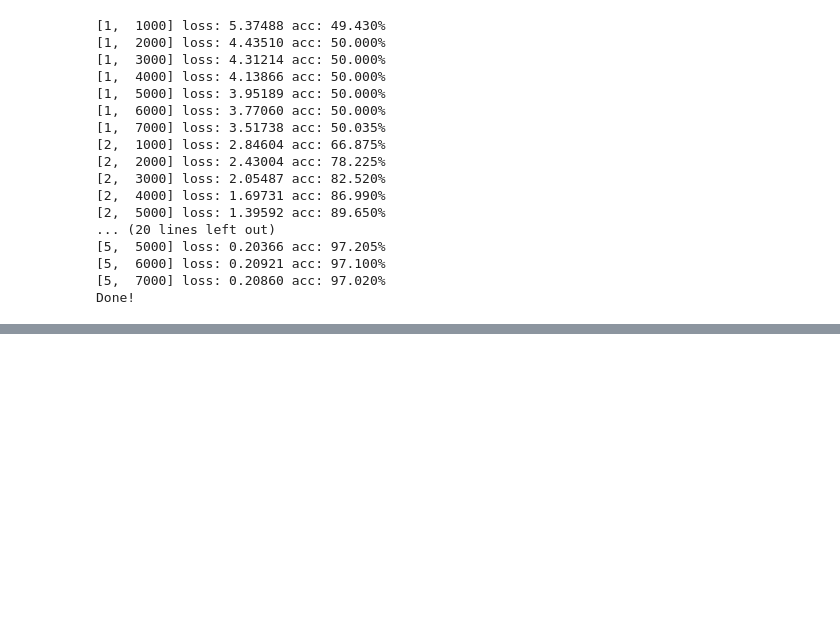
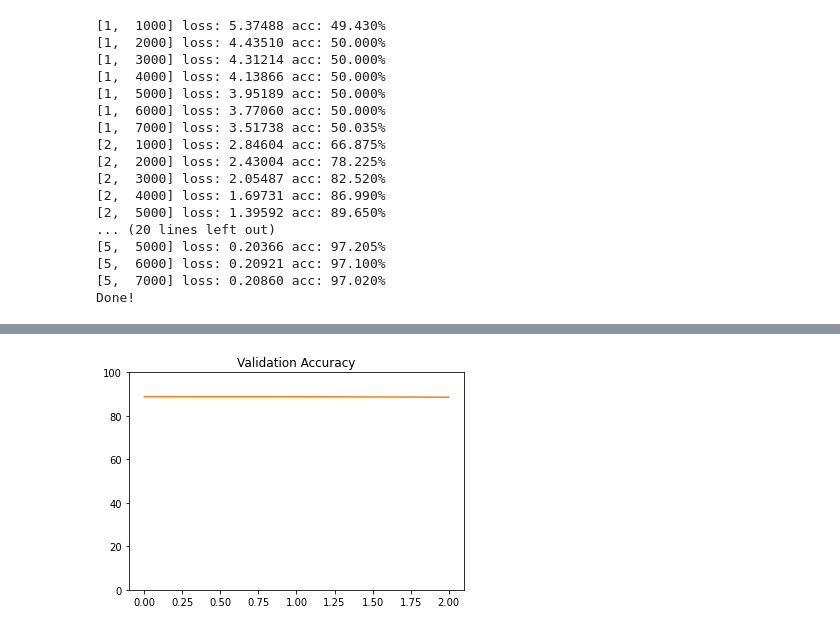
Before and after one commit to CharFox1/CompVisProj, a Jupyter notebook: lstmCharModel.ipynb, the cells around one changed output, grey strips where cells are left out. Saved outputs shown, nothing was run; the diff lists cells and outputs as text; code cells hidden in the pictures; blank space fills up the shorter version.

```diff
--- a/lstmCharModel.ipynb
+++ b/lstmCharModel.ipynb
@@ -415,0 +427,4 @@ Done!
+# %%
+batch_size = 10
+dataset = handwrittenCharsDataset(X=conv_val_data, classToNum=invertedLabelDict)
+train_dl = DataLoader(dataset, batch_size, shuffle=True, pin_memory=True)
@@ -415,0 +492,9 @@ Done!
+# %%
+fig = plt.figure()
+ax = fig.add_subplot(1,1,1)
+ax.plot(valAcc, color="tab:orange")
+ax.set_ylim([0,100])
+ax.set_title("Validation Accuracy")
+plt.show()
+# %% [output]
+[figure, added]
```
Also changed, not shown: parts of 3 cells of this notebook.
